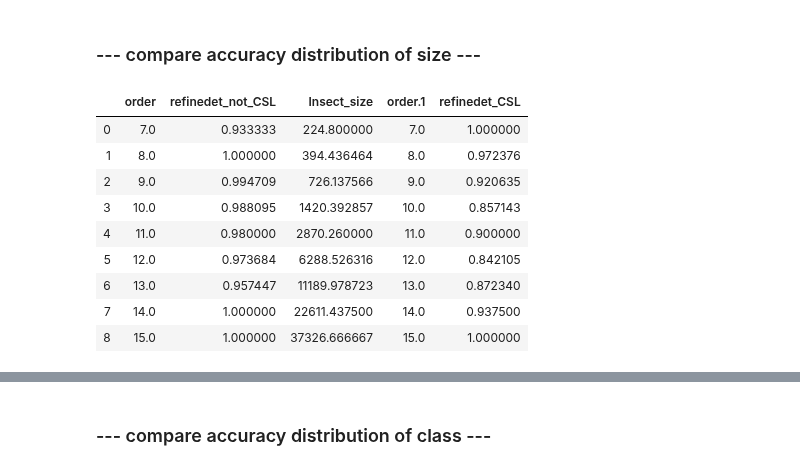
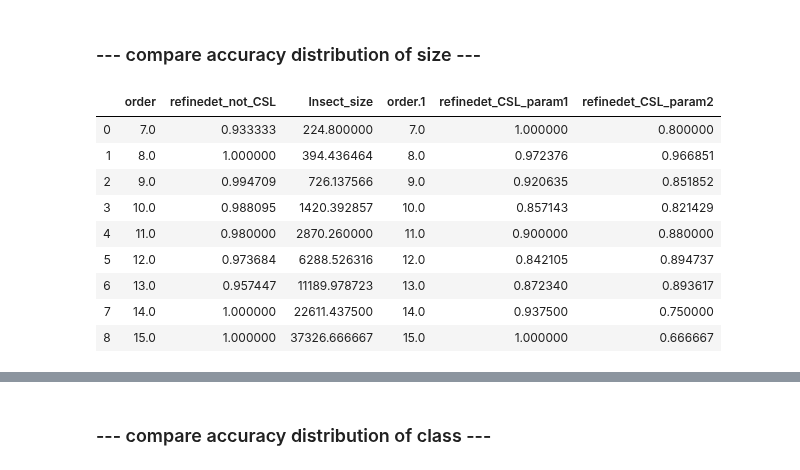
Before and after one commit to keiiti975/Insect_Phenology_Detector, a Jupyter notebook: result/detection/compare_CSL/compare_CSL.ipynb, the cells around one changed output, grey strips where cells are left out. Drawn from its saved outputs; the diff is of its cells as text; code cells hidden in the pictures.

```diff
--- a/result/detection/compare_CSL/compare_CSL.ipynb
+++ b/result/detection/compare_CSL/compare_CSL.ipynb
@@ -10,21 +10,23 @@ plt.style.use("ggplot")
 ### --- compare accuracy distribution of size ---
 # %%
 refinedet_not_CSL = pd.read_csv('/home/tanida/workspace/Insect_Phenology_Detector/figure/detection/RefineDet/crop_b2_2_4_8_16_32_im512/accuracy_distribution_of_size.csv')
-refinedet_CSL = pd.read_csv('/home/tanida/workspace/Insect_Phenology_Detector/figure/detection/RefineDet/crop_b2_2_4_8_16_32_im512_CSL/all_size_df.csv')
+refinedet_CSL_param1 = pd.read_csv('/home/tanida/workspace/Insect_Phenology_Detector/figure/detection/RefineDet/crop_b2_2_4_8_16_32_im512_CSL_param1/all_size_df.csv')
+refinedet_CSL_param2 = pd.read_csv('/home/tanida/workspace/Insect_Phenology_Detector/figure/detection/RefineDet/crop_b2_2_4_8_16_32_im512_CSL_param2/all_size_df.csv')
 # %%
 all_df = refinedet_not_CSL
 all_df = all_df.rename(columns={'Accuracy': 'refinedet_not_CSL'})
-all_df = all_df.assign(refinedet_CSL=refinedet_CSL["Accuracy"])
+all_df = all_df.assign(refinedet_CSL_param1=refinedet_CSL_param1["Accuracy"])
+all_df = all_df.assign(refinedet_CSL_param2=refinedet_CSL_param2["Accuracy"])
 all_df
 # %% [output]
-|  | order | refinedet_not_CSL | Insect_size | order.1 | refinedet_CSL |
-| 0 | 7.0 | 0.933333 | 224.800000 | 7.0 | 1.000000 |
-| 1 | 8.0 | 1.000000 | 394.436464 | 8.0 | 0.972376 |
-| 2 | 9.0 | 0.994709 | 726.137566 | 9.0 | 0.920635 |
-| 3 | 10.0 | 0.988095 | 1420.392857 | 10.0 | 0.857143 |
-| 4 | 11.0 | 0.980000 | 2870.260000 | 11.0 | 0.900000 |
-| 5 | 12.0 | 0.973684 | 6288.526316 | 12.0 | 0.842105 |
-| 6 | 13.0 | 0.957447 | 11189.978723 | 13.0 | 0.872340 |
-| 7 | 14.0 | 1.000000 | 22611.437500 | 14.0 | 0.937500 |
-| 8 | 15.0 | 1.000000 | 37326.666667 | 15.0 | 1.000000 |
+|  | order | refinedet_not_CSL | Insect_size | order.1 | refinedet_CSL_param1 | refinedet_CSL_param2 |
+| 0 | 7.0 | 0.933333 | 224.800000 | 7.0 | 1.000000 | 0.800000 |
+| 1 | 8.0 | 1.000000 | 394.436464 | 8.0 | 0.972376 | 0.966851 |
+| 2 | 9.0 | 0.994709 | 726.137566 | 9.0 | 0.920635 | 0.851852 |
+| 3 | 10.0 | 0.988095 | 1420.392857 | 10.0 | 0.857143 | 0.821429 |
+| 4 | 11.0 | 0.980000 | 2870.260000 | 11.0 | 0.900000 | 0.880000 |
+| 5 | 12.0 | 0.973684 | 6288.526316 | 12.0 | 0.842105 | 0.894737 |
+| 6 | 13.0 | 0.957447 | 11189.978723 | 13.0 | 0.872340 | 0.893617 |
+| 7 | 14.0 | 1.000000 | 22611.437500 | 14.0 | 0.937500 | 0.750000 |
+| 8 | 15.0 | 1.000000 | 37326.666667 | 15.0 | 1.000000 | 0.666667 |
 # %%
```
Also changed, not shown: parts of 4 cells of this notebook, 16 other files.
